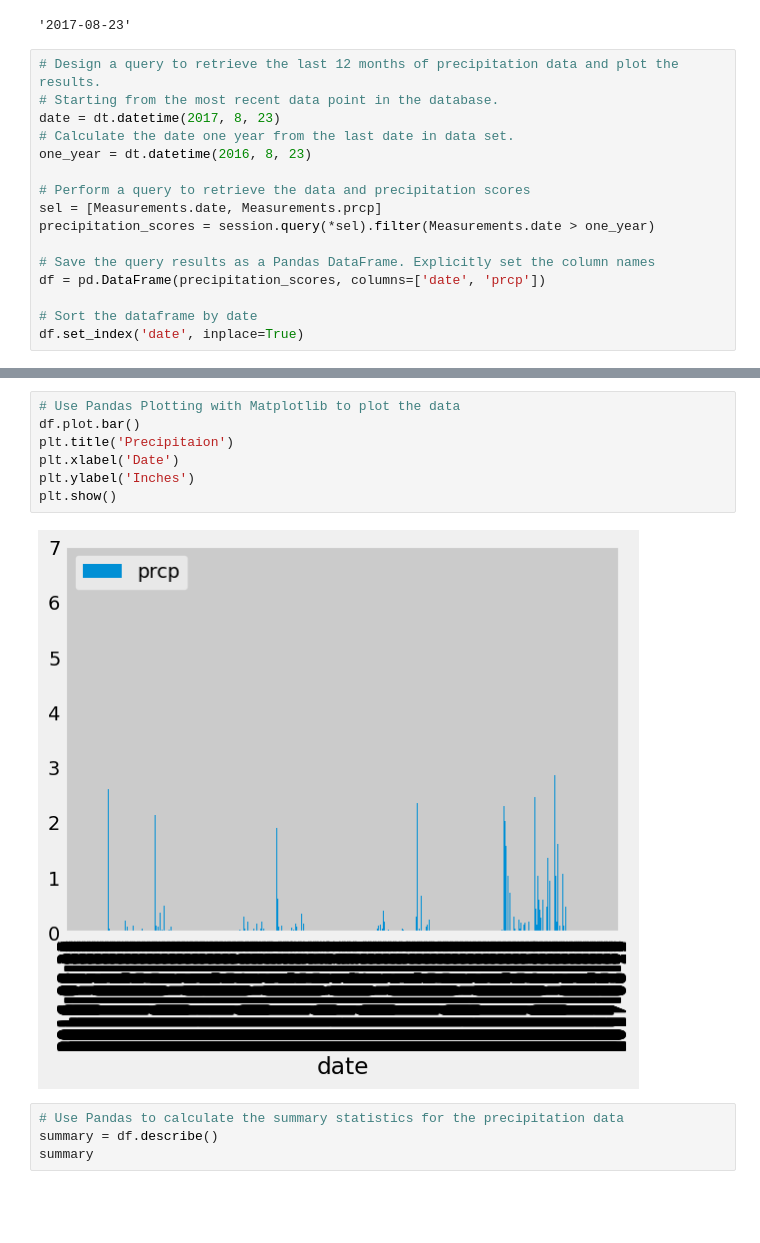
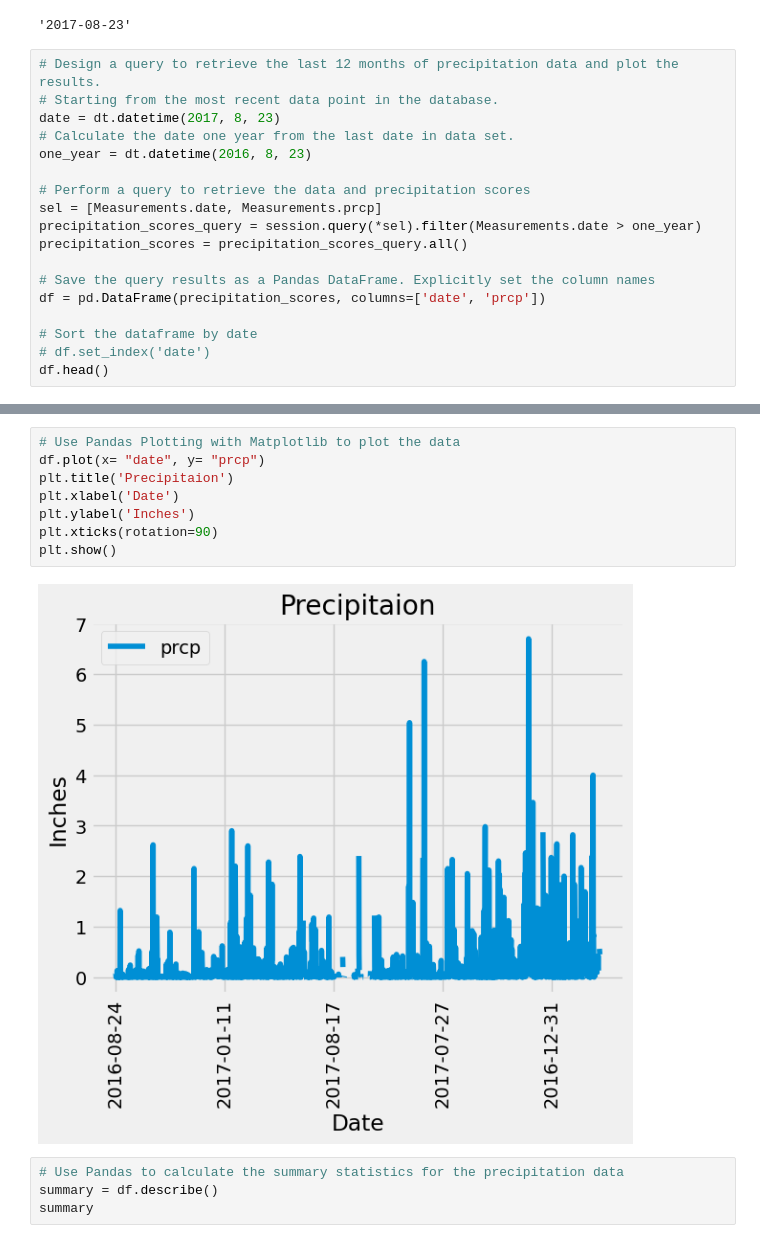
Before and after one commit to henry-lemen/sqlalchemy-challenge, a Jupyter notebook: climate_starter.ipynb, the cells around one changed output, grey strips where cells are left out. Cells and saved outputs as stored; diff of their text form; blank space fills up the shorter version.

```diff
--- a/climate_starter.ipynb
+++ b/climate_starter.ipynb
@@ -52,10 +52,12 @@ one_year = dt.datetime(2016, 8, 23)
 
 # Perform a query to retrieve the data and precipitation scores
 sel = [Measurements.date, Measurements.prcp]
-precipitation_scores = session.query(*sel).filter(Measurements.date > one_year)
+precipitation_scores_query = session.query(*sel).filter(Measurements.date > one_year)
+precipitation_scores = precipitation_scores_query.all()
 
 # Save the query results as a Pandas DataFrame. Explicitly set the column names
 df = pd.DataFrame(precipitation_scores, columns=['date', 'prcp'])
 
 # Sort the dataframe by date
-df.set_index('date', inplace=True)
+# df.set_index('date')
+df.head()
@@ -62,12 +71,13 @@ df.set_index('date', inplace=True)
 # %%
 # Use Pandas Plotting with Matplotlib to plot the data
-df.plot.bar()
+df.plot(x= "date", y= "prcp")
 plt.title('Precipitaion')
 plt.xlabel('Date')
 plt.ylabel('Inches')
+plt.xticks(rotation=90)
 plt.show()
 # %% [output]
-[figure, old version]
+[figure, new version]
 # %%
 # Use Pandas to calculate the summary statistics for the precipitation data
 summary = df.describe()
```
Also changed, not shown: parts of 3 cells of this notebook, 2 other files.
